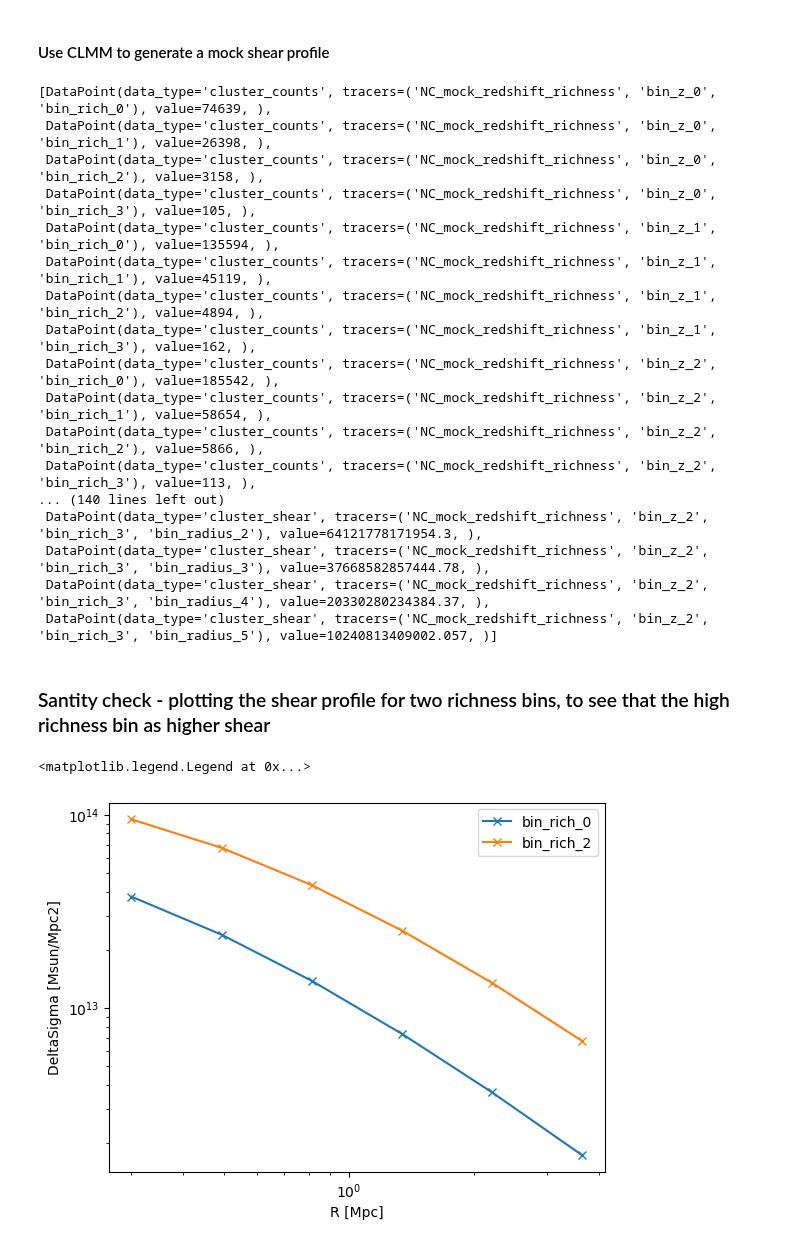
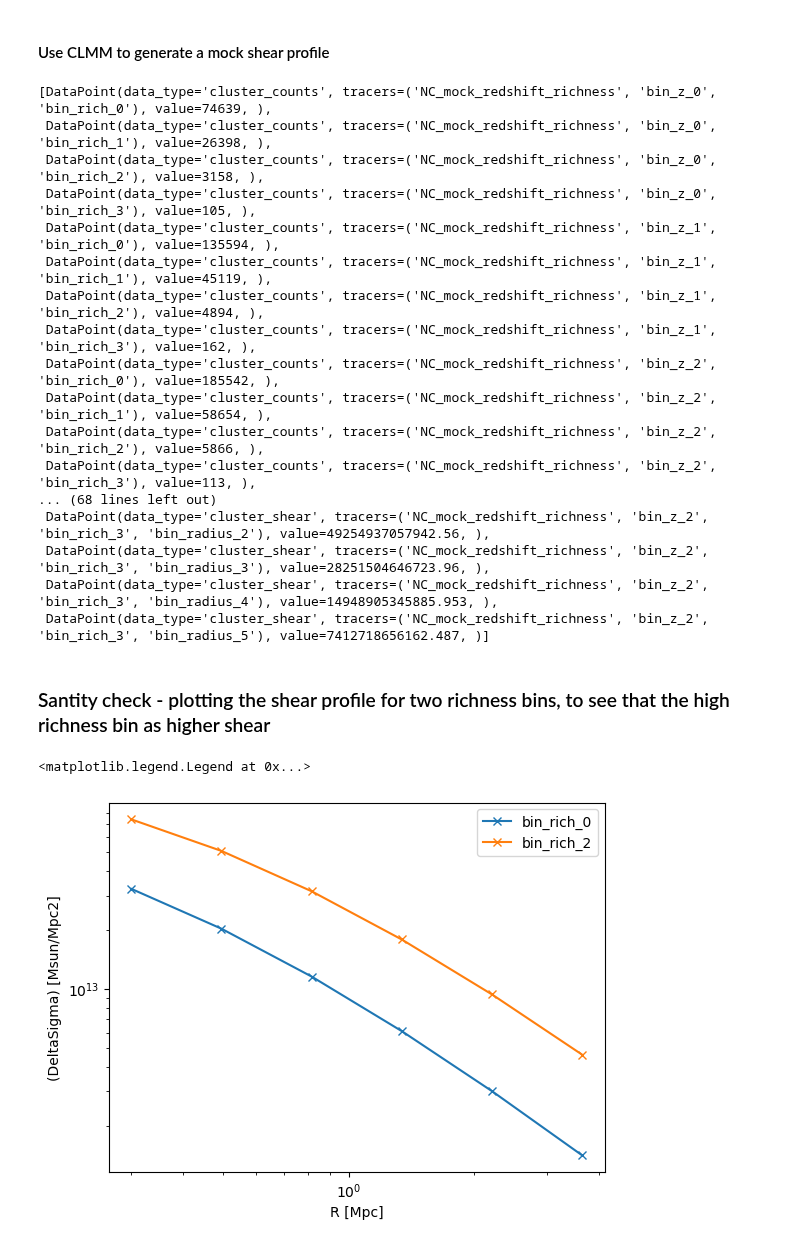
Before and after one commit to LSSTDESC/firecrown, a Jupyter notebook: examples/cluster_number_counts/demo_sacc_for_clusters.ipynb, the cells around one changed output. Drawn from its saved outputs; the diff is of its cells as text; code cells hidden in the pictures.

Commit message:
Formated code and changed cluster_mean_mass data type

```diff
--- a/examples/cluster_number_counts/demo_sacc_for_clusters.ipynb
+++ b/examples/cluster_number_counts/demo_sacc_for_clusters.ipynb
@@ -143,31 +149,31 @@ data_table = ncdata_Table[ncdata_Table["LNM_OBS"] > 2]
 cluster_z = data_table["Z_OBS"]
 cluster_lnm = data_table["LNM_OBS"]
 cluster_richness = cluster_lnm / np.log(10.0)
-cluster_M = np.exp(data_table["LNM_TRUE"])
+cluster_logM = np.log10(np.exp(data_table["LNM_TRUE"]))
 
 N_richness = 4  # number of richness bins
 N_z = 3  # number of redshift bins
 
 cluster_counts, z_edges, richness_edges, _ = stats.binned_statistic_2d(
-    cluster_z, cluster_richness, cluster_M, "count", bins=[N_z, N_richness]
+    cluster_z, cluster_richness, cluster_logM, "count", bins=[N_z, N_richness]
 )
 
-mean_M = stats.binned_statistic_2d(
+mean_logM = stats.binned_statistic_2d(
     cluster_z,
     cluster_richness,
-    cluster_M,
+    cluster_logM,
     "mean",
     bins=[z_edges, richness_edges],
 ).statistic
 
-std_M = stats.binned_statistic_2d(
-    cluster_z, cluster_richness, cluster_M, "std", bins=[z_edges, richness_edges]
+std_logM = stats.binned_statistic_2d(
+    cluster_z, cluster_richness, cluster_logM, "std", bins=[z_edges, richness_edges]
 ).statistic
 
-var_mean_M = std_M**2 / cluster_counts
+var_mean_logM = std_logM**2 / cluster_counts
 
 covariance = np.diag(
-    np.concatenate((cluster_counts.flatten(), var_mean_M.flatten()))
+    np.concatenate((cluster_counts.flatten(), var_mean_logM.flatten()))
 )
 # %% [markdown]
 ### Saving to SACC
@@ -194,7 +200,7 @@ for i, richness_bin in enumerate(zip(richness_edges[:-1], richness_edges[1:])):
     bin_richness_labels.append(bin_richness_label)
 
 cluster_count = sacc.standard_types.cluster_counts
-cluster_mass = sacc.standard_types.cluster_mass
+cluster_mass = sacc.standard_types.cluster_mean_log_mass
 
 counts_and_edges = zip(
     cluster_counts.flatten(), itertools.product(bin_z_labels, bin_richness_labels)
@@ -204,8 +210,8 @@ counts_and_edges = zip(
 #     mean_logM.flatten(), itertools.product(bin_z_labels, bin_richness_labels)
 # )
 
-mean_M_and_edges = zip(
-    mean_M.flatten(), itertools.product(bin_z_labels, bin_richness_labels)
+mean_logM_and_edges = zip(
+    mean_logM.flatten(), itertools.product(bin_z_labels, bin_richness_labels)
 )
 
 
@@ -214,11 +220,11 @@ for counts, (bin_z_label, bin_richness_label) in counts_and_edges:
         cluster_count, (survey_name, bin_z_label, bin_richness_label), int(counts)
     )
 
-for bin_mean_M, (bin_z_label, bin_richness_label) in mean_M_and_edges:
+for bin_mean_logM, (bin_z_label, bin_richness_label) in mean_logM_and_edges:
     s_count.add_data_point(
         cluster_mass,
         (survey_name, bin_z_label, bin_richness_label),
-        bin_mean_M,
+        bin_mean_logM,
     )
 
 # Then the add the covariance and save the file
@@ -322,9 +328,11 @@ mean_z = stats.binned_statistic_2d(
 radius_edges = clmm.make_bins(0.3, 6., nbins=6, method="evenlog10width") # 6 radial bins log-spaced between 0.3 and 6 Mpc
 # %%
 bin_radius_labels = []
+radius_centers = []
 for i, radius_bin in enumerate(zip(radius_edges[:-1], radius_edges[1:])):
     radius_lower, radius_upper = radius_bin
     radius_center = np.mean(radius_edges[i:i+1])
+    radius_centers.append(radius_center)
     bin_radius_label = f"bin_radius_{i}"
     s_count2.add_tracer(
         "bin_radius", bin_radius_label, radius_lower, radius_upper, radius_center
@@ -334,9 +342,10 @@ for i, radius_bin in enumerate(zip(radius_edges[:-1], radius_edges[1:])):
 cluster_shear = sacc.standard_types.cluster_shear
 # %%
 redshifts_masses_and_edges = zip(
-    mean_z.flatten(), mean_M.flatten(),itertools.product(bin_z_labels, bin_richness_labels)
+    mean_z.flatten(), mean_logM.flatten(),itertools.product(bin_z_labels, bin_richness_labels)
 )
-for redshift, mass, (bin_z_label, bin_richness_label) in redshifts_masses_and_edges:
+for redshift, log_mass, (bin_z_label, bin_richness_label) in redshifts_masses_and_edges:
+    mass = 10**log_mass
     moo.set_mass(mass)
     profile = moo.eval_excess_surface_density(radius_centers, redshift)
     for i,bin_radius_label in enumerate(bin_radius_labels):
@@ -358,11 +367,11 @@ s_count2.data
  DataPoint(data_type='cluster_counts', tracers=('NC_mock_redshift_richness', 'bin_z_2', 'bin_rich_1'), value=58654, ),
  DataPoint(data_type='cluster_counts', tracers=('NC_mock_redshift_richness', 'bin_z_2', 'bin_rich_2'), value=5866, ),
  DataPoint(data_type='cluster_counts', tracers=('NC_mock_redshift_richness', 'bin_z_2', 'bin_rich_3'), value=113, ),
-... (140 lines left out)
- DataPoint(data_type='cluster_shear', tracers=('NC_mock_redshift_richness', 'bin_z_2', 'bin_rich_3', 'bin_radius_2'), value=64121778171954.3, ),
- DataPoint(data_type='cluster_shear', tracers=('NC_mock_redshift_richness', 'bin_z_2', 'bin_rich_3', 'bin_radius_3'), value=37668582857444.78, ),
- DataPoint(data_type='cluster_shear', tracers=('NC_mock_redshift_richness', 'bin_z_2', 'bin_rich_3', 'bin_radius_4'), value=20330280234384.37, ),
- DataPoint(data_type='cluster_shear', tracers=('NC_mock_redshift_richness', 'bin_z_2', 'bin_rich_3', 'bin_radius_5'), value=10240813409002.057, )]
+... (68 lines left out)
+ DataPoint(data_type='cluster_shear', tracers=('NC_mock_redshift_richness', 'bin_z_2', 'bin_rich_3', 'bin_radius_2'), value=49254937057942.56, ),
+ DataPoint(data_type='cluster_shear', tracers=('NC_mock_redshift_richness', 'bin_z_2', 'bin_rich_3', 'bin_radius_3'), value=28251504646723.96, ),
+ DataPoint(data_type='cluster_shear', tracers=('NC_mock_redshift_richness', 'bin_z_2', 'bin_rich_3', 'bin_radius_4'), value=14948905345885.953, ),
+ DataPoint(data_type='cluster_shear', tracers=('NC_mock_redshift_richness', 'bin_z_2', 'bin_rich_3', 'bin_radius_5'), value=7412718656162.487, )]
 # %% [markdown]
 ### Santity check - plotting the shear profile for two richness bins, to see that the high richness bin as higher shear
 # %%
@@ -372,9 +381,9 @@ r_arr = [s_count2.get_tracer(f'bin_radius_{i}').r_center for i in np.arange(len(
 # %%
 plt.loglog(r_arr, DS0, label='bin_rich_0', marker='x')
 plt.loglog(r_arr, DS2, label='bin_rich_2', marker='x')
 plt.xlabel('R [Mpc]')
-plt.ylabel('DeltaSigma [Msun/Mpc2]')
+plt.ylabel('(DeltaSigma) [Msun/Mpc2]')
 plt.legend()
 # %% [output]
 <matplotlib.legend.Legend at 0x...>
-[figure, old version]
+[figure, new version]
```
Also changed, not shown: parts of 6 cells of this notebook, 7 other files.
